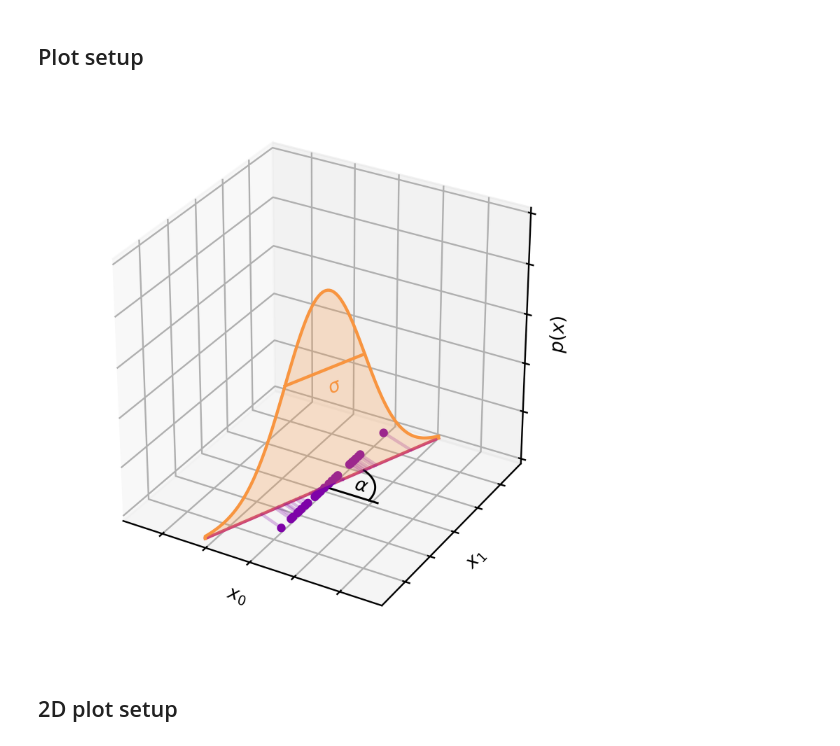
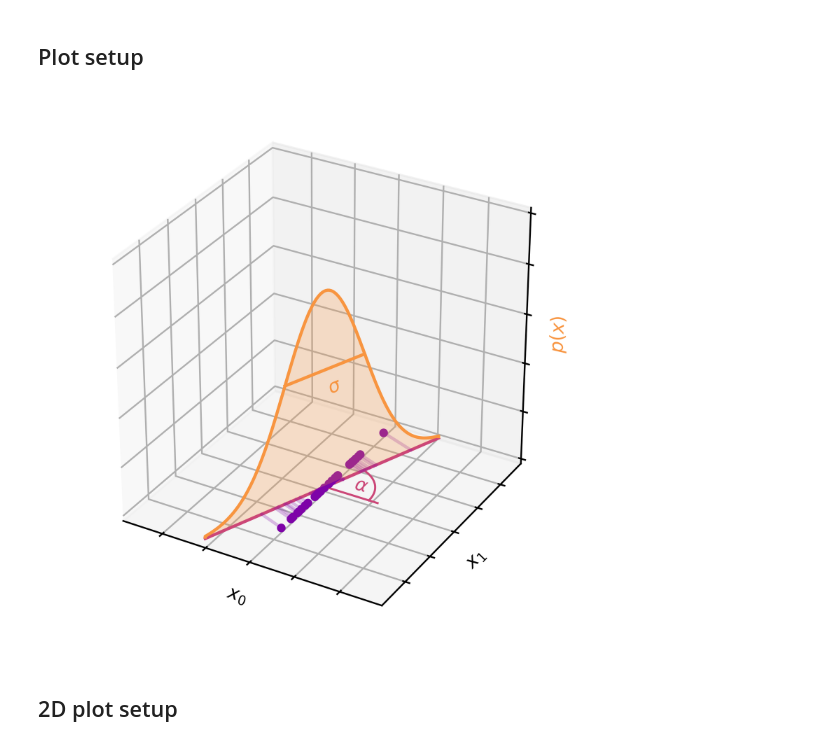
Before and after one commit to johannbrehmer/manifold-flow, a Jupyter notebook: experiments/notebooks/likelihood_instability_demo.ipynb, the cells around one changed output. Saved outputs shown, nothing was run; the diff lists cells and outputs as text; code cells hidden in the pictures.

Commit message:
Some more 3d plot tuning

```diff
--- a/experiments/notebooks/likelihood_instability_demo.ipynb
+++ b/experiments/notebooks/likelihood_instability_demo.ipynb
@@ -79,7 +79,7 @@ z_pdf = z_pdf[extent_cut]
 
 x_pdf = [x_pdf[0]] + list(x_pdf) + [x_pdf[-1]]
 y_pdf = [y_pdf[0]] + list(y_pdf) + [y_pdf[-1]]
-z_pdf = [0] + list(z_pdf) + [0]
+z_pdf = [3.e-3] + list(z_pdf) + [3.e-3]
 
 r_std = 1.
 x_std = r_std * np.cos(alpha)
@@ -110,8 +94,7 @@ fig, ax = ps.figure(cbar=False, make3d=True, large_margin=0.2, small_margin=0.2)
 vertices = [list(zip(x_pdf, y_pdf, z_pdf))]
 poly = Poly3DCollection(
     vertices,
-    facecolors=[add_transparancy(ps.COLORS[3], alpha=0.25)],
-    #edgecolors=[add_transparancy(ps.COLORS[3], alpha=0.25)]
+    facecolors=[ps.add_transparancy(ps.COLORS[3], alpha=0.25)],
 )
 ax.add_collection3d(poly, zdir='z')
 ax.plot(x_pdf, y_pdf, z_pdf, c=ps.COLORS[3], zorder=4.)
@@ -123,39 +106,39 @@ ax.plot(x_pdf, y_pdf, np.zeros_like(z_pdf), c=ps.COLORS[2])
 ax.plot([-x_std, x_std], [-y_std, y_std], [z_std, z_std], c=ps.COLORS[3])
 ax.text(0.,0.,0.8*z_std,r"$\sigma$", unit_vec_3d, c=ps.COLORS[3])
 
 # Label alpha
-ax.plot([0, 1.2], [0, 0], [0,0], c=ps.COLOR_NEUTRAL1, lw=1.)
+ax.plot([0, 1.2], [0, 0], [0,0], c=ps.COLORS[2], lw=1.)
 angles=np.linspace(0, alpha, 100)
-ax.plot(np.cos(angles), np.sin(angles), np.zeros_like(angles), c=ps.COLOR_NEUTRAL1, lw=1.)
-ax.text(0.6, 0.4, 0, r"$\alpha$", "x", c=ps.COLOR_NEUTRAL1, fontsize=9, ha="center", va="center")
+ax.plot(np.cos(angles), np.sin(angles), np.zeros_like(angles), c=ps.COLORS[2], lw=1.)
+ax.text(0.6, 0.4, 0, r"$\alpha$", "x", c=ps.COLORS[2], fontsize=9, ha="center", va="center")
 
 # Data
 
 # Data projection
 for x_ in x[:n_data]:
     if x_[0]**2 < extent**2 and x_[1]**2 < extent**2:
         ax.scatter([x_[0]], [x_[1]], [0.], alpha=1., s=10., c=[ps.COLORS[1]])
         proj = [unit_vec.dot(x_) * np.cos(alpha), unit_vec.dot(x_) * np.sin(alpha)]
-        ax.plot([x_[0], proj[0]], [x_[1], proj[1]], np.zeros(2), c=add_transparancy(ps.COLORS[1], 0.25))
+        ax.plot([x_[0], proj[0]], [x_[1], proj[1]], np.zeros(2), c=ps.add_transparancy(ps.COLORS[1], 0.25))
         #ax.scatter([proj[0]], [proj[1]], [0.], alpha=0.25, s=8., c=[ps.COLORS[1]])
 
 # Axis ranges and view
 ax.set_xlim3d(-extent, extent)
 ax.set_ylim3d(-extent, extent)
 ax.set_zlim3d(0., .5)
 # ax.view_init(30, -40)
 
 # Labels
 ax.set_xlabel("$x_0$", labelpad=-10.)
 ax.set_ylabel("$x_1$", labelpad=-10.)
-ax.set_zlabel(r"$p(x)$", labelpad=-10.)
+ax.set_zlabel(r"$p(x)$", labelpad=-10., c=ps.COLORS[3])
 ax.set_xticklabels([""]*5)
 ax.set_yticklabels([""]*5)
 ax.set_zticklabels([""]*5)
 
 plt.savefig("../figures/instability_demo_setup.pdf")
 # %% [output]
-[figure, old version]
+[figure, new version]
 # %% [markdown]
 ## 2D plot setup
 # %%
```
Also changed, not shown: parts of 1 cell of this notebook, 2 other files.
